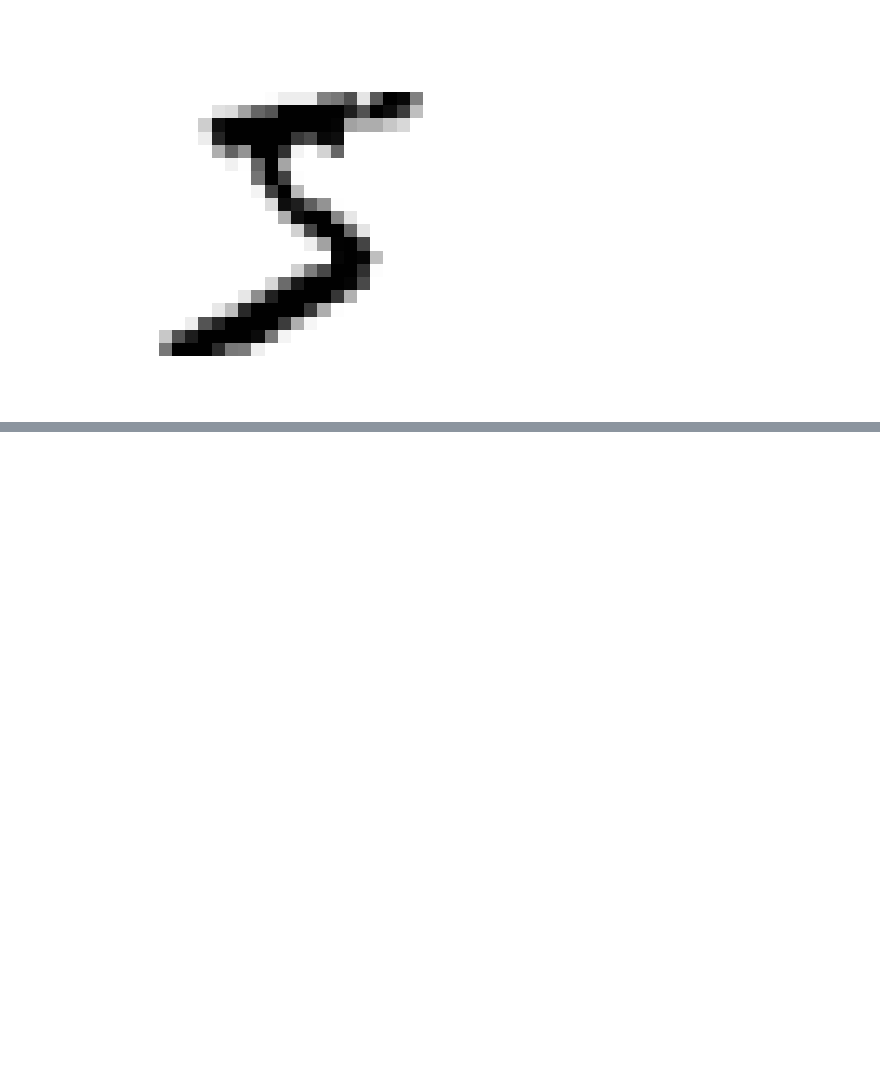
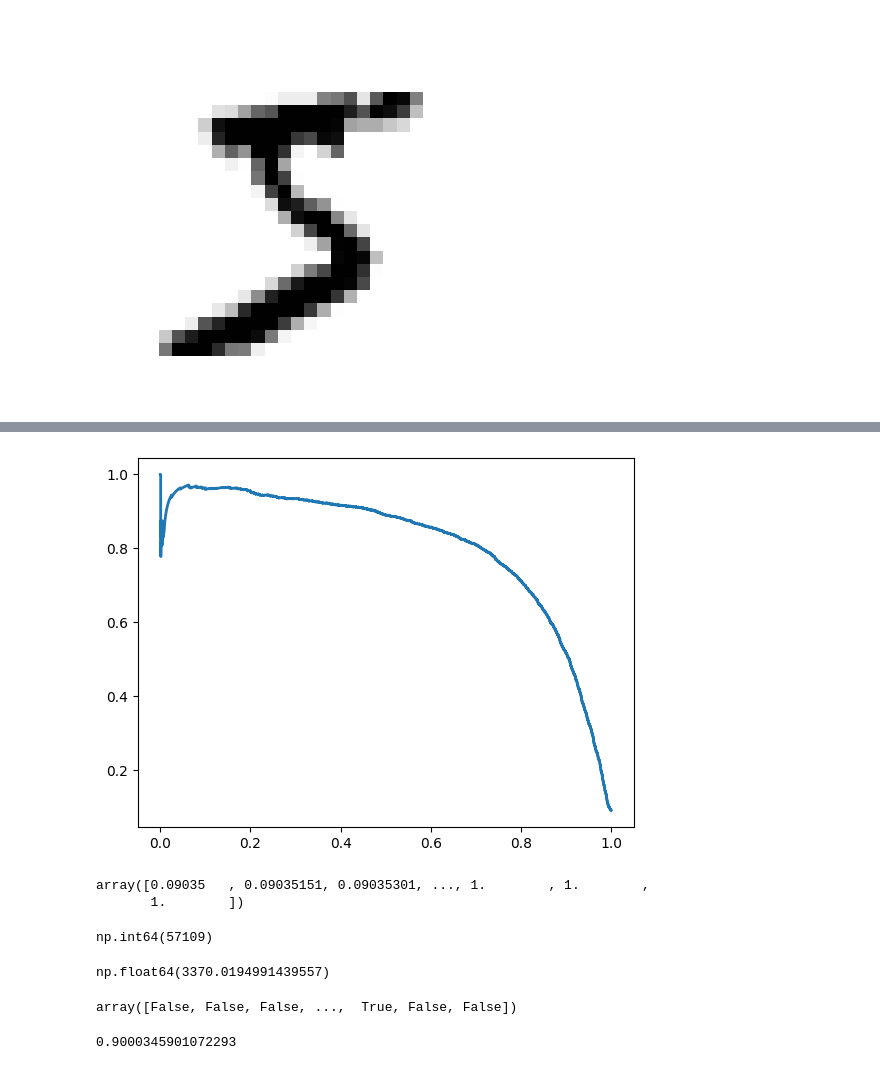
Before and after one commit to IsmayilGasim/ML-Book, a Jupyter notebook: ML_Book_Classification.ipynb, the cells around one changed output, grey strips where cells are left out. Saved outputs shown, nothing was run; the diff lists cells and outputs as text; code cells hidden in the pictures; blank space fills up the shorter version.

```diff
--- a/ML_Book_Classification.ipynb
+++ b/ML_Book_Classification.ipynb
@@ -49,0 +103,7 @@ X_train, X_test, y_train, y_test = X[:6000], X[60000:], y[:60000], y[60000:]
+# %%
+from sklearn.linear_model import SGDClassifier
+
+sgd_clf = SGDClassifier(random_state=42)
+sgd_clf.fit(X_train, y_train_5)
+
+sgd_clf.predict([some_digit])
@@ -49,0 +196,29 @@ X_train, X_test, y_train, y_test = X[:6000], X[60000:], y[:60000], y[60000:]
+# %%
+plt.plot(recalls, precisions, linewidth=2, label="Precision/Recall curve")
+plt.show()
+# %% [output]
+[figure, added]
+# %%
+precisions
+# %% [output]
+array([0.09035   , 0.09035151, 0.09035301, ..., 1.        , 1.        ,
+       1.        ])
+# %%
+idx_for_90_precision = (precisions >= 0.90).argmax()
+idx_for_90_precision
+# %% [output]
+np.int64(57109)
+# %%
+threshold_for_90_precision = thresholds[idx_for_90_precision]
+threshold_for_90_precision
+# %% [output]
+np.float64(3370.0194991439557)
+# %%
+y_train_pred_90 = (y_scores>=threshold_for_90_precision)
+y_train_pred_90
+# %% [output]
+array([False, False, False, ...,  True, False, False])
+# %%
+precision_score(y_train_5, y_train_pred_90)
+# %% [output]
+0.9000345901072293
```
Also changed, not shown: parts of 28 cells of this notebook.
